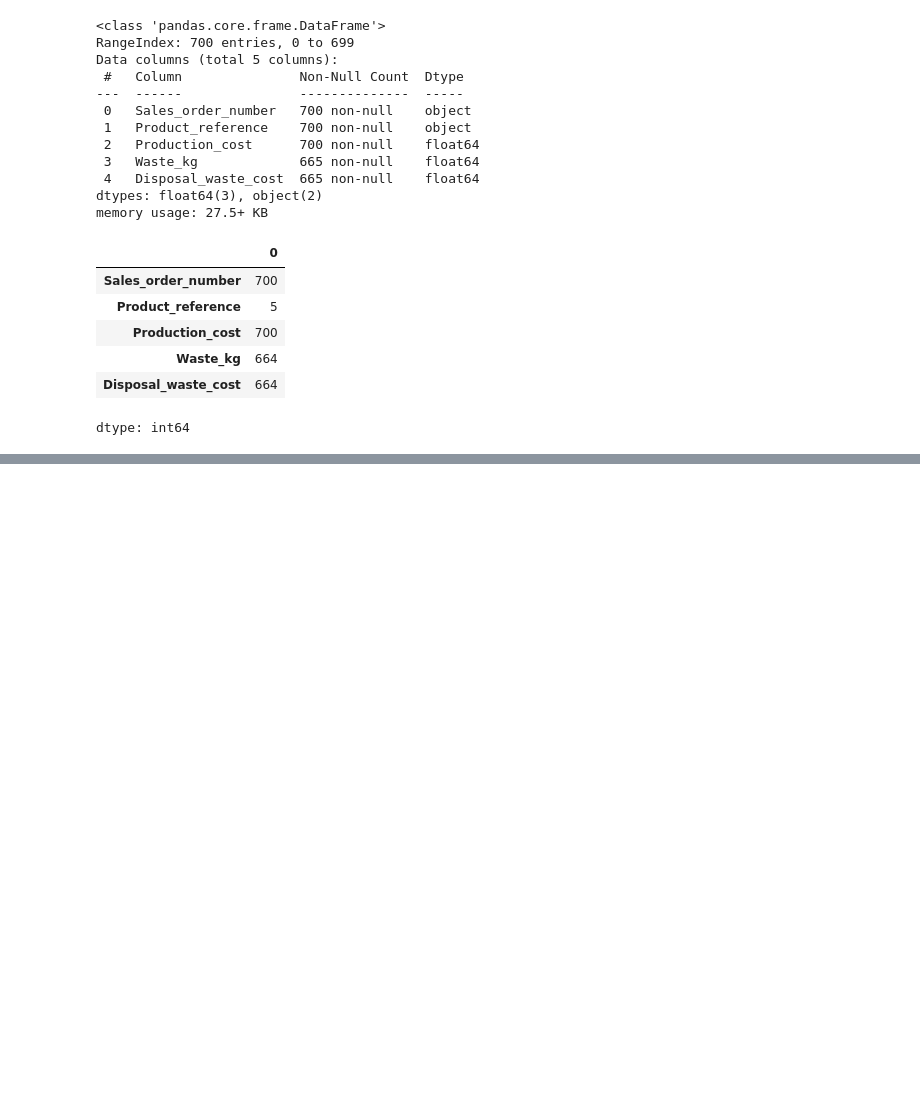
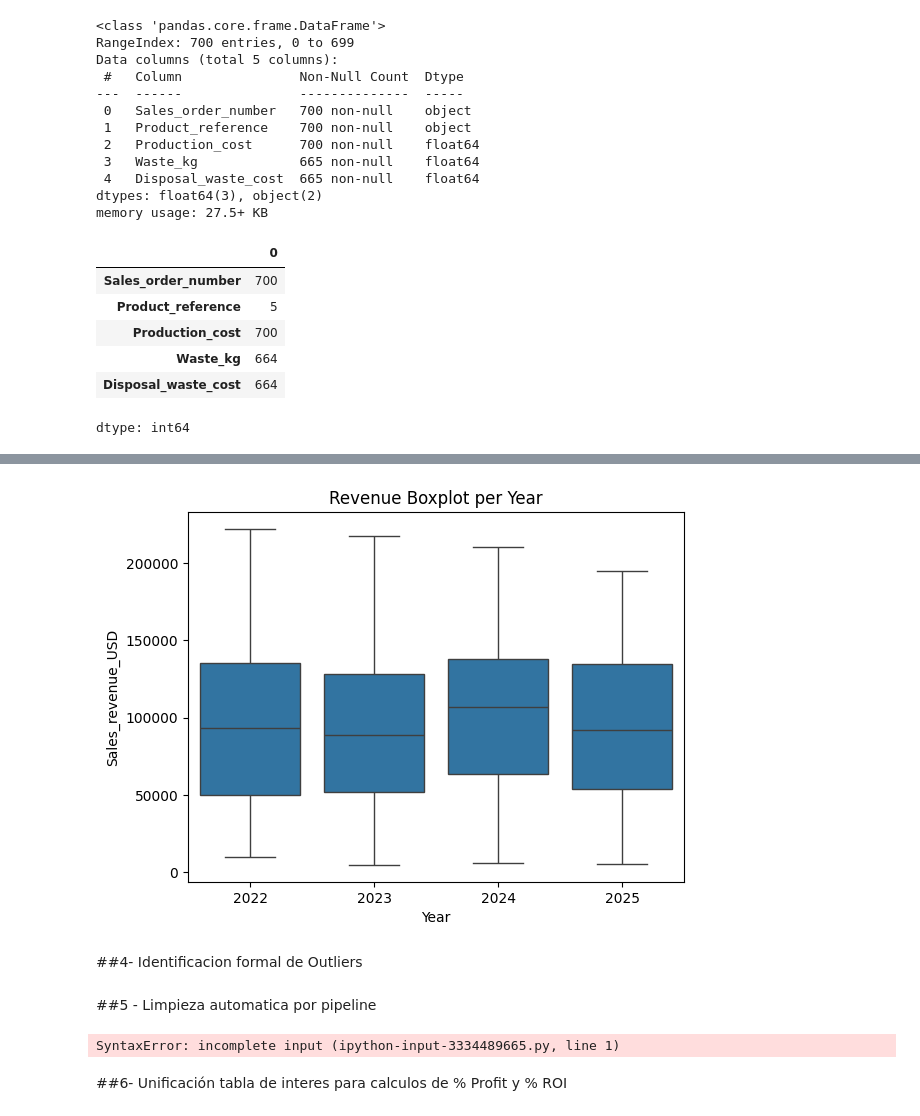
Before and after one commit to alexsandoval05/Revenue-sustainability-Chrysal, a Jupyter notebook: chrysal_profit_sustainability.ipynb, the cells around one changed output, grey strips where cells are left out. Drawn from its saved outputs; the diff is of its cells as text; code cells hidden in the pictures; blank space fills up the shorter version.

```diff
--- a/chrysal_profit_sustainability.ipynb
+++ b/chrysal_profit_sustainability.ipynb
@@ -95,0 +209,16 @@ dtype: int64
+# %%
+sns.boxplot(data=df_paises, x="Year", y="Sales_revenue_USD")
+plt.title(f'Revenue Boxplot per Year')
+plt.show()
+# %% [output]
+[figure, added]
+# %% [markdown]
+##4- Identificacion formal de Outliers
+# %% [markdown]
+##5 - Limpieza automatica por pipeline
+# %%
+def df_clean_1(df1, numeric_cols, categorical_cols):
+# %% [output]
+SyntaxError: incomplete input (ipython-input-3334489665.py, line 1)
+# %% [markdown]
+##6- Unificación tabla de interes para calculos de % Profit y % ROI
```
Also changed, not shown: parts of 18 cells of this notebook.
